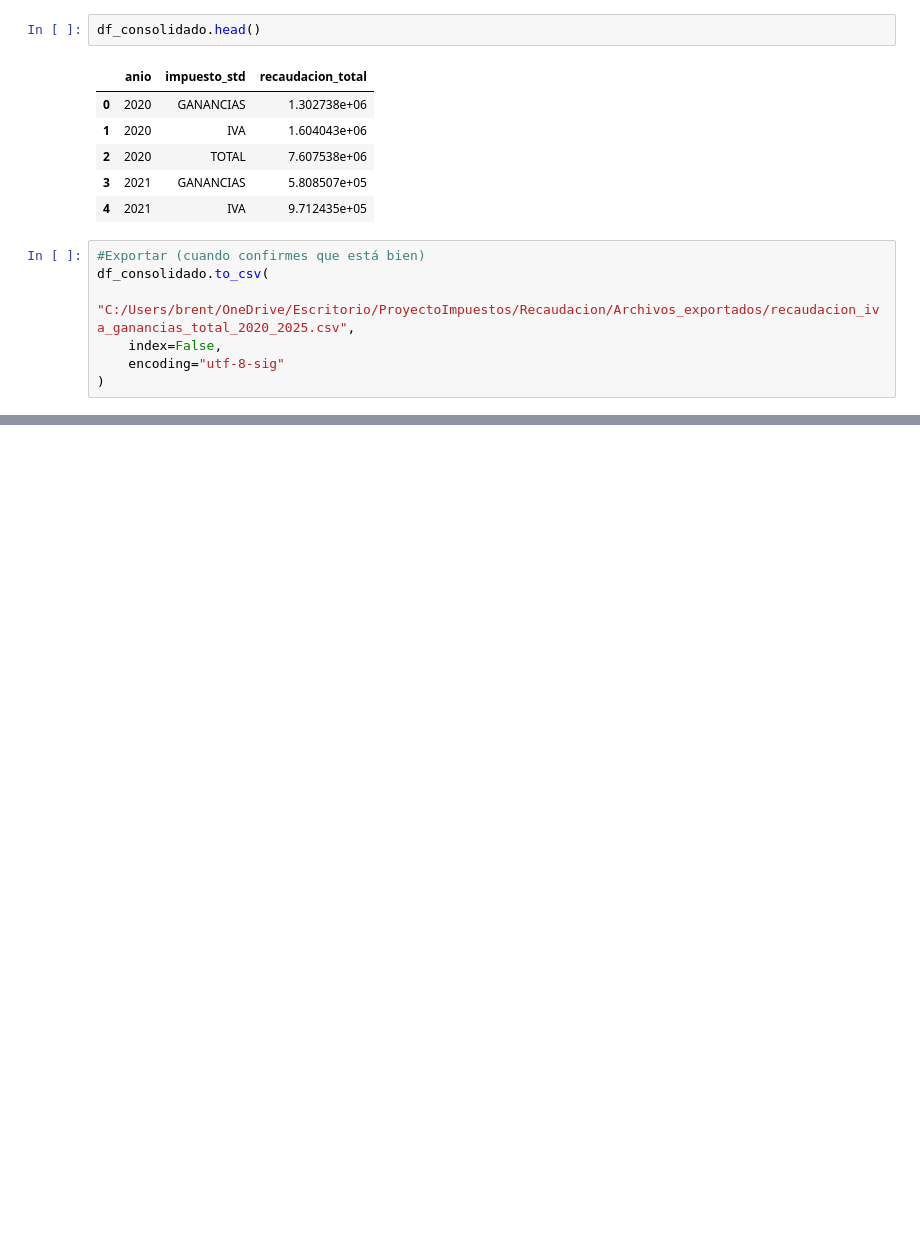
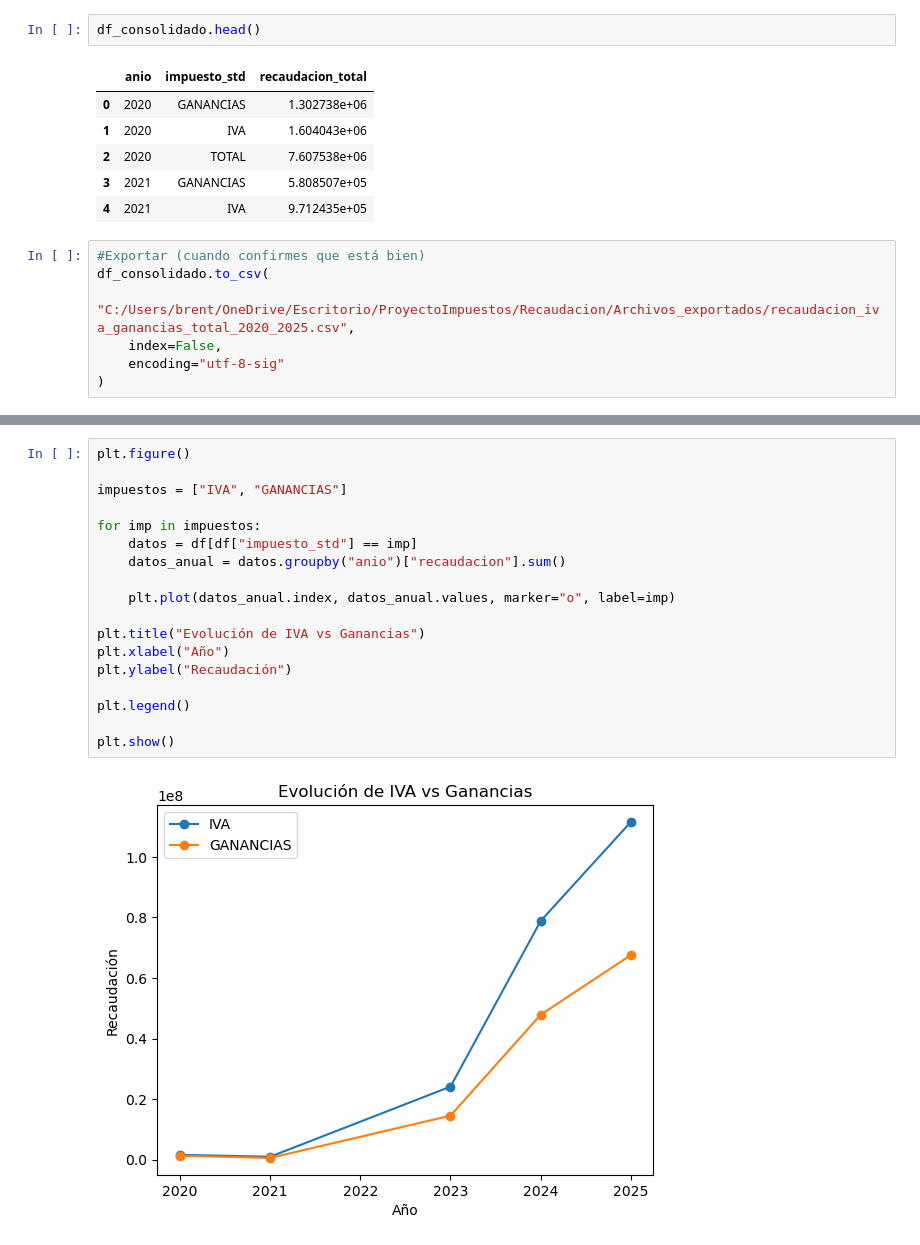
Before and after one commit to Soledad1988/ProyectoImpuestos, a Jupyter notebook: Recaudacion/Recaudacion_Anual/01_recaudacion_Anual.ipynb, the cells around one changed output, grey strips where cells are left out. Drawn from its saved outputs; the diff is of its cells as text; blank space fills up the shorter version.

```diff
--- a/Recaudacion/Recaudacion_Anual/01_recaudacion_Anual.ipynb
+++ b/Recaudacion/Recaudacion_Anual/01_recaudacion_Anual.ipynb
@@ -366,0 +426,20 @@ df_consolidado.to_csv(
+# %%
+plt.figure()
+
+impuestos = ["IVA", "GANANCIAS"]
+
+for imp in impuestos:
+    datos = df[df["impuesto_std"] == imp]
+    datos_anual = datos.groupby("anio")["recaudacion"].sum()
+
+    plt.plot(datos_anual.index, datos_anual.values, marker="o", label=imp)
+
+plt.title("Evolución de IVA vs Ganancias")
+plt.xlabel("Año")
+plt.ylabel("Recaudación")
+
+plt.legend()
+
+plt.show()
+# %% [output]
+[figure, added]
```
Also changed, not shown: parts of 4 cells of this notebook.
